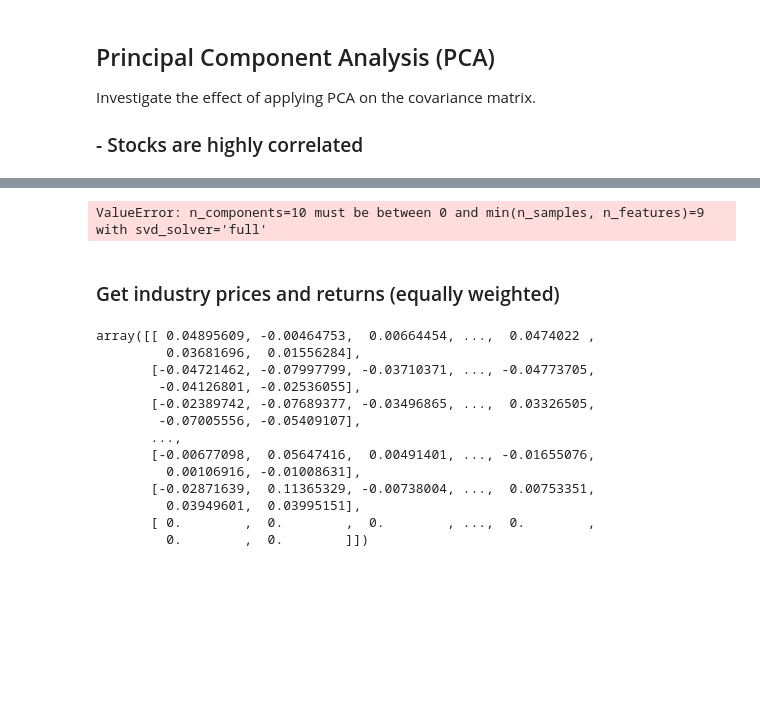
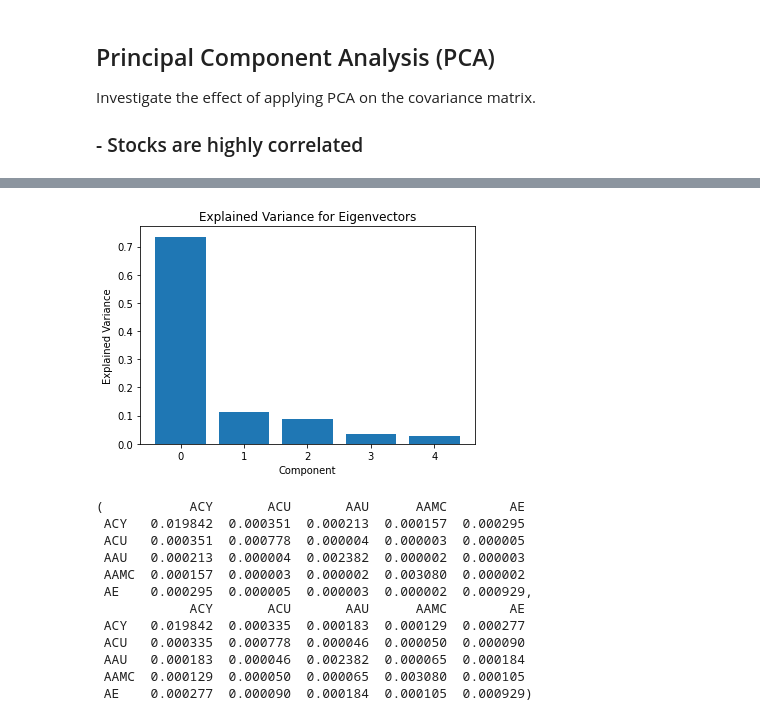
Before and after one commit to BartMelman/EfficientFrontier, a Jupyter notebook: main.ipynb, the cells around one changed output, grey strips where cells are left out. Cells and saved outputs as stored; diff of their text form; code cells hidden in the pictures; blank space fills up the shorter version.

```diff
--- a/main.ipynb
+++ b/main.ipynb
@@ -250,12 +254,0 @@ The is_first_col function was deprecated in Matplotlib 3.4 and will be removed t
-# %%
-import numpy as np
-
-from sklearn.decomposition import PCA
-
-X = np.array([[-1, -1], [-2, -1], [-3, -2], [1, 1], [2, 1], [3, 2]])
-pca = PCA(n_components=10)
-pca.fit(r_log)
-print(pca.explained_variance_ratio_)
-print(pca.singular_values_)
-# %% [output]
-ValueError: n_components=10 must be between 0 and min(n_samples, n_features)=9 with svd_solver='full'
@@ -268,18 +254,0 @@ u_pca, sigma_pca
-# %% [markdown]
-### Get industry prices and returns (equally weighted)
-# %%
-r_log
-# %% [output]
-array([[ 0.04895609, -0.00464753,  0.00664454, ...,  0.0474022 ,
-         0.03681696,  0.01556284],
-       [-0.04721462, -0.07997799, -0.03710371, ..., -0.04773705,
-        -0.04126801, -0.02536055],
-       [-0.02389742, -0.07689377, -0.03496865, ...,  0.03326505,
-        -0.07005556, -0.05409107],
-       ...,
-       [-0.00677098,  0.05647416,  0.00491401, ..., -0.01655076,
-         0.00106916, -0.01008631],
-       [-0.02871639,  0.11365329, -0.00738004, ...,  0.00753351,
-         0.03949601,  0.03995151],
-       [ 0.        ,  0.        ,  0.        , ...,  0.        ,
-         0.        ,  0.        ]])
@@ -290,0 +255,38 @@ G*C*T inner product G*C*T
+# %%
+eigenValues, _ = np.linalg.eigh(Sigma)
+eigenValues = np.flip(eigenValues)
+explainedVariance = eigenValues / sum(eigenValues)
+plt.bar(list(range(len(explainedVariance))), explainedVariance);
+plt.title('Explained Variance for Eigenvectors');
+plt.xlabel('Component');
+plt.ylabel('Explained Variance');
+# %% [output]
+[figure, added]
+# %%
+def PCA(Sigma, numComponents):
+    eigenValues, eigenVectors = np.linalg.eigh(Sigma)
+    eigenValues = np.flip(eigenValues)
+    eigenValues[numComponents:] = 0
+    Q = np.flip(eigenVectors, 1)
+    D = np.diag(eigenValues)
+    ReducedSigma = np.matmul(np.matmul(Q, D), Q.T)
+    np.fill_diagonal(ReducedSigma, np.diag(Sigma))
+    return ReducedSigma
+
+numComponents = 1
+Sigma = returnsDF.cov()
+ReducedSigma = pd.DataFrame(PCA(Sigma, numComponents=numComponents), columns=Sigma.columns, index=Sigma.index)
+ReducedSigma, Sigma
+# %% [output]
+(           ACY       ACU       AAU      AAMC        AE
+ ACY   0.019842  0.000351  0.000213  0.000157  0.000295
+ ACU   0.000351  0.000778  0.000004  0.000003  0.000005
+ AAU   0.000213  0.000004  0.002382  0.000002  0.000003
+ AAMC  0.000157  0.000003  0.000002  0.003080  0.000002
+ AE    0.000295  0.000005  0.000003  0.000002  0.000929,
+            ACY       ACU       AAU      AAMC        AE
+ ACY   0.019842  0.000335  0.000183  0.000129  0.000277
+ ACU   0.000335  0.000778  0.000046  0.000050  0.000090
+ AAU   0.000183  0.000046  0.002382  0.000065  0.000184
+ AAMC  0.000129  0.000050  0.000065  0.003080  0.000105
+ AE    0.000277  0.000090  0.000184  0.000105  0.000929)
```
Also changed, not shown: parts of 14 cells of this notebook, 1 other file.
